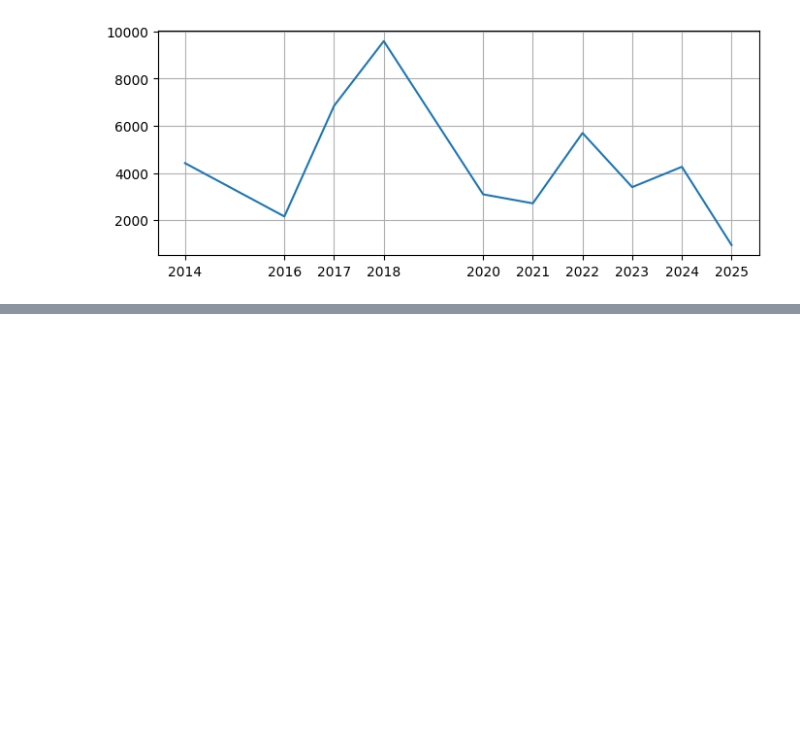
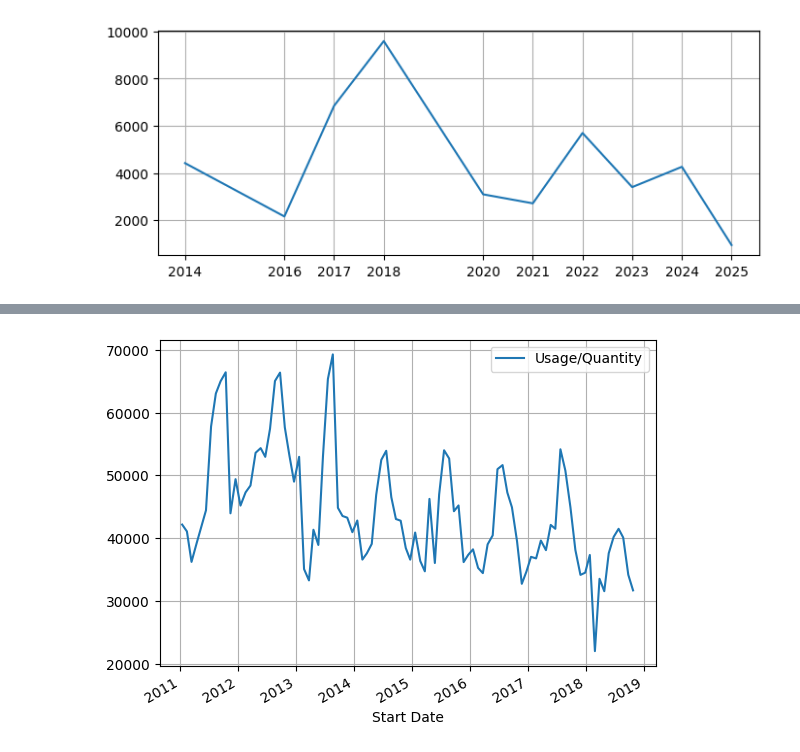
Before and after one commit to saeed-saffari/CPHSC, a Jupyter notebook: O-LCA/Halifax_Infirmary_Complex_meters.ipynb, the cells around one changed output, grey strips where cells are left out. Saved outputs shown, nothing was run; the diff lists cells and outputs as text; code cells hidden in the pictures; blank space fills up the shorter version.

```diff
--- a/O-LCA/Halifax_Infirmary_Complex_meters.ipynb
+++ b/O-LCA/Halifax_Infirmary_Complex_meters.ipynb
@@ -382 +453,6 @@ plt.show()
+# %%
+Potable.plot(x='Start Date',y='Usage/Quantity')
+plt.grid()
+# %% [output]
+[figure, added]
 # %%
```
Also changed, not shown: parts of 10 cells of this notebook.
